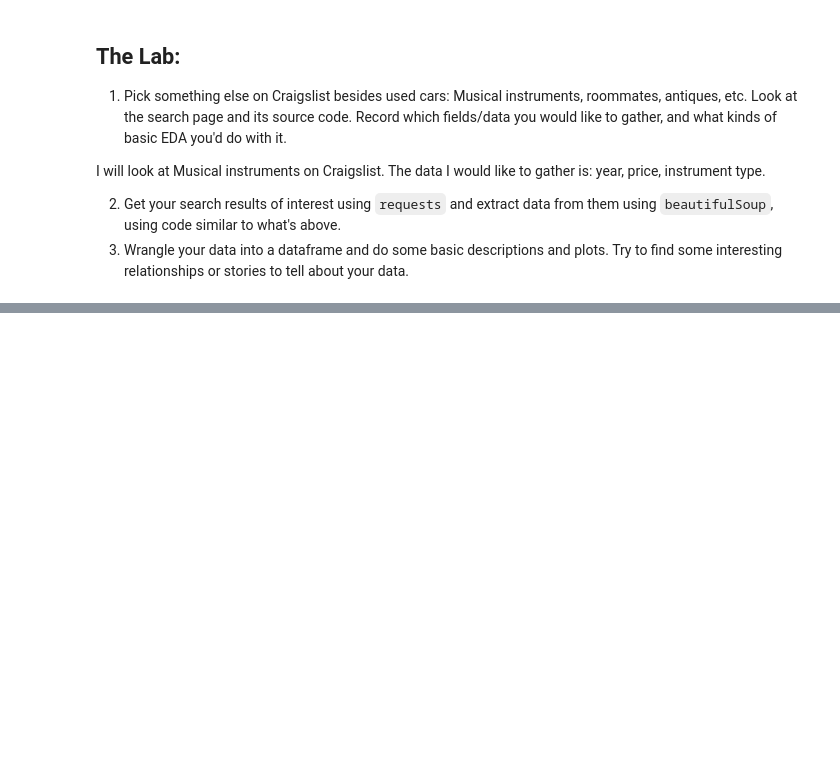
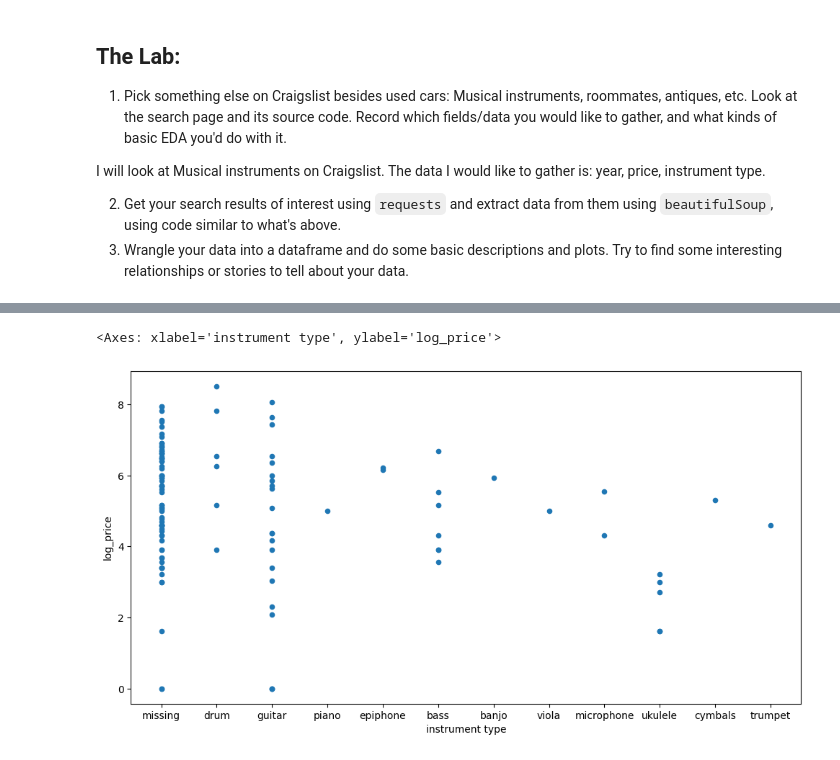
Before and after one commit to hasitanalluri/wrangling, a Jupyter notebook: lab/lab_notebook.ipynb, the cells around one changed output, grey strips where cells are left out. Cells and saved outputs as stored; diff of their text form; code cells hidden in the pictures; blank space fills up the shorter version.

```diff
--- a/lab/lab_notebook.ipynb
+++ b/lab/lab_notebook.ipynb
@@ -212,0 +347,10 @@ I will look at Musical instruments on Craigslist. The data I would like to gathe
+# %%
+df["log_price"] = np.log(df['price'])
+df.plot.scatter('instrument type','log_price', figsize=(12,6))
+# The price of drums and guitar tend to be higher than the price of other instruments, but also the range of prices for these instruments is much greater (greater variability).
+# It was difficult to wrangle this data given how many non-musical instruments or un-informative titles were in the listings.
+# Given the number of observations for each instrument type, guitars are a very frequently listed instrument.
+# There are upper outliers in terms of price for some instruments. This could indicate luxury or vintage instruments.
+# %% [output]
+<Axes: xlabel='instrument type', ylabel='log_price'>
+[figure, added]
```
Also changed, not shown: parts of 13 cells of this notebook.
